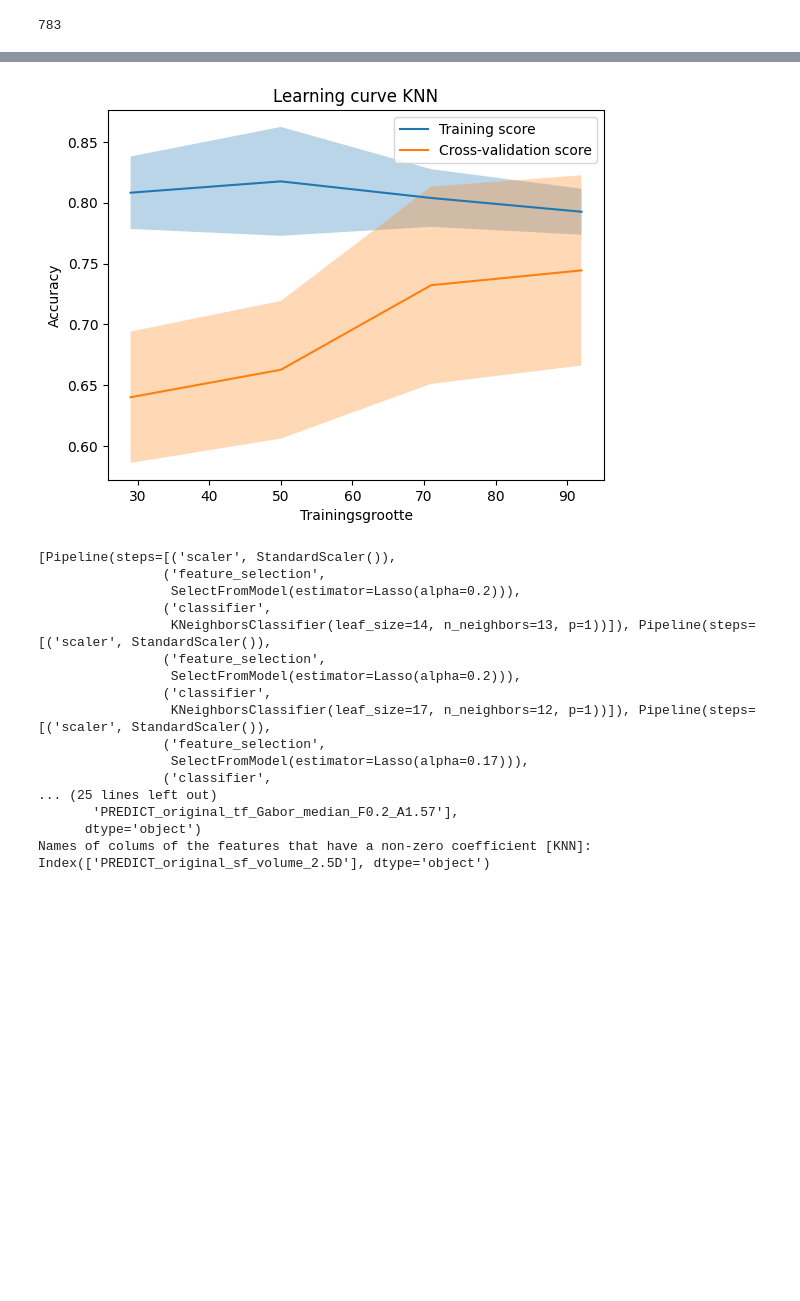
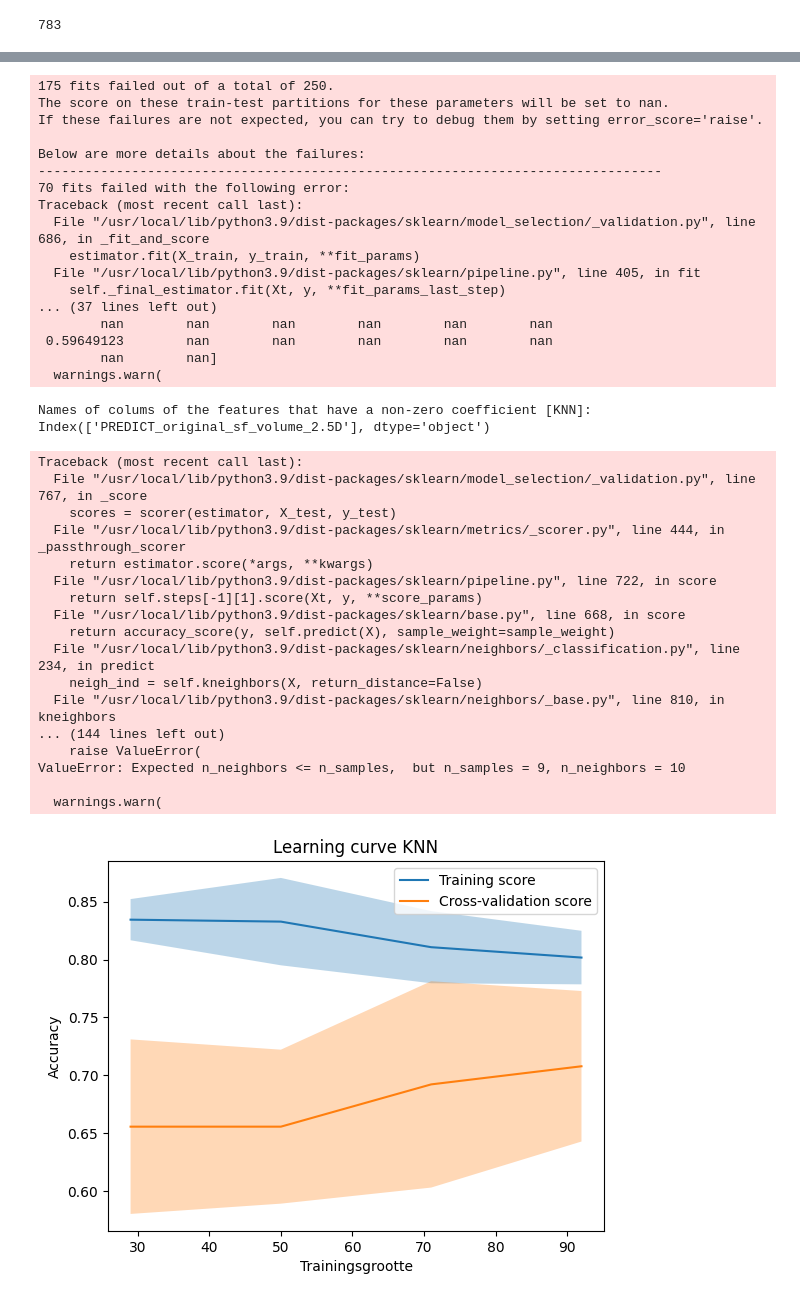
Before and after one commit to Fahbax/TM10007_group_13, a Jupyter notebook: project.ipynb, the cells around one changed output, grey strips where cells are left out. Drawn from its saved outputs; the diff is of its cells as text; code cells hidden in the pictures; blank space fills up the shorter version.

```diff
--- a/project.ipynb
+++ b/project.ipynb
@@ -121,7 +123,7 @@ for i in range(1,6,1):
     KNN_best_models = []
     KNN_performance = []
 
-    kf = KFold(n_splits=5) # Define the split - into 2 folds
+    kf = KFold(n_splits=5, shuffle=True, random_state=42) # Define the split - into 2 folds
     kf.get_n_splits(data.index) # returns the number of splitting iterations in the cross-validator
     for train_index, test_index in kf.split(data):
         #print('TRAIN:', train_index, 'TEST:', test_index)
@@ -142,7 +144,6 @@ for i in range(1,6,1):
                       'feature_selection__estimator__alpha': np.arange(0.01,0.21,0.01),
                       'classifier__n_neighbors': np.arange(1,16,1),
                       'classifier__p': [1, 2],
-                      'classifier__leaf_size': np.arange(1,21,1)
                       }
         grid_knn = RandomizedSearchCV(pipe_knn, parameters_knn, n_iter=50, cv=cv_inner).fit(X_train, label_train) #GridSearchCV(pipe_knn, parameters_knn).fit(X_train, label_train)
         best_pipe_knn = grid_knn.best_estimator_
@@ -223,18 +319,37 @@ Index(['PREDICT_original_sf_volume_2.5D',
+175 fits failed out of a total of 250.
+The score on these train-test partitions for these parameters will be set to nan.
+If these failures are not expected, you can try to debug them by setting error_score='raise'.
+
+Below are more details about the failures:
+--------------------------------------------------------------------------------
+70 fits failed with the following error:
+Traceback (most recent call last):
+  File "/usr/local/lib/python3.9/dist-packages/sklearn/model_selection/_validation.py", line 686, in _fit_and_score
+    estimator.fit(X_train, y_train, **fit_params)
+  File "/usr/local/lib/python3.9/dist-packages/sklearn/pipeline.py", line 405, in fit
+    self._final_estimator.fit(Xt, y, **fit_params_last_step)
+... (37 lines left out)
+        nan        nan        nan        nan        nan        nan
+ 0.59649123        nan        nan        nan        nan        nan
+        nan        nan]
+  warnings.warn(
+Names of colums of the features that have a non-zero coefficient [KNN]:
+Index(['PREDICT_original_sf_volume_2.5D'], dtype='object')
+Traceback (most recent call last):
+  File "/usr/local/lib/python3.9/dist-packages/sklearn/model_selection/_validation.py", line 767, in _score
+    scores = scorer(estimator, X_test, y_test)
+  File "/usr/local/lib/python3.9/dist-packages/sklearn/metrics/_scorer.py", line 444, in _passthrough_scorer
+    return estimator.score(*args, **kwargs)
+  File "/usr/local/lib/python3.9/dist-packages/sklearn/pipeline.py", line 722, in score
+    return self.steps[-1][1].score(Xt, y, **score_params)
+  File "/usr/local/lib/python3.9/dist-packages/sklearn/base.py", line 668, in score
+    return accuracy_score(y, self.predict(X), sample_weight=sample_weight)
+  File "/usr/local/lib/python3.9/dist-packages/sklearn/neighbors/_classification.py", line 234, in predict
+    neigh_ind = self.kneighbors(X, return_distance=False)
+  File "/usr/local/lib/python3.9/dist-packages/sklearn/neighbors/_base.py", line 810, in kneighbors
+... (144 lines left out)
+    raise ValueError(
+ValueError: Expected n_neighbors <= n_samples,  but n_samples = 9, n_neighbors = 10
+
+  warnings.warn(
-[figure, old version]
+[figure, new version]
-[Pipeline(steps=[('scaler', StandardScaler()),
-                ('feature_selection',
-                 SelectFromModel(estimator=Lasso(alpha=0.2))),
-                ('classifier',
-                 KNeighborsClassifier(leaf_size=14, n_neighbors=13, p=1))]), Pipeline(steps=[('scaler', StandardScaler()),
-                ('feature_selection',
-                 SelectFromModel(estimator=Lasso(alpha=0.2))),
-                ('classifier',
-                 KNeighborsClassifier(leaf_size=17, n_neighbors=12, p=1))]), Pipeline(steps=[('scaler', StandardScaler()),
-                ('feature_selection',
-                 SelectFromModel(estimator=Lasso(alpha=0.17))),
-                ('classifier',
-... (25 lines left out)
-       'PREDICT_original_tf_Gabor_median_F0.2_A1.57'],
-      dtype='object')
-Names of colums of the features that have a non-zero coefficient [KNN]:
-Index(['PREDICT_original_sf_volume_2.5D'], dtype='object')
```
Also changed, not shown: parts of 5 cells of this notebook.
